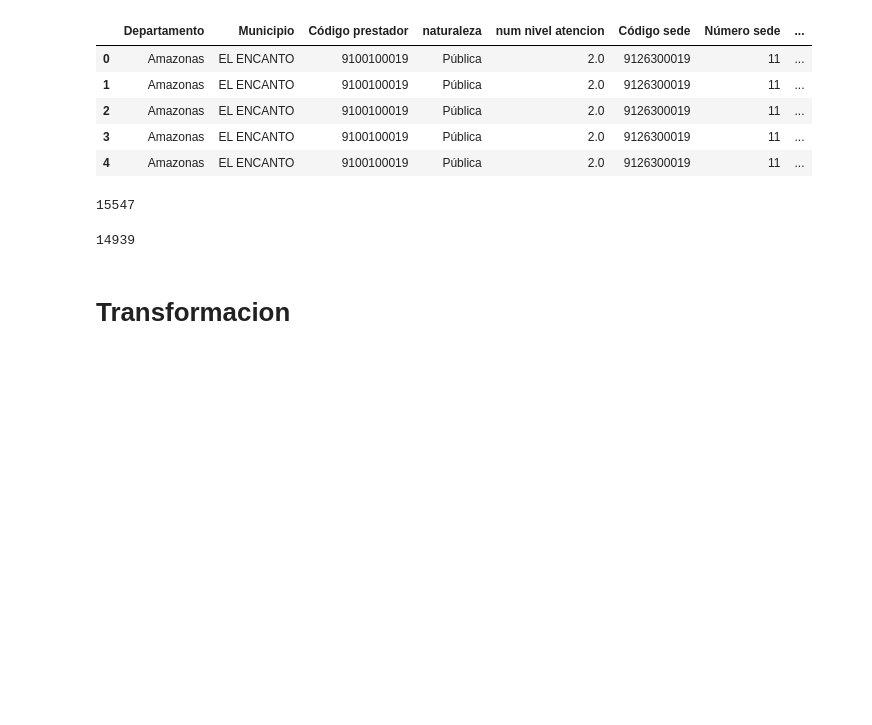
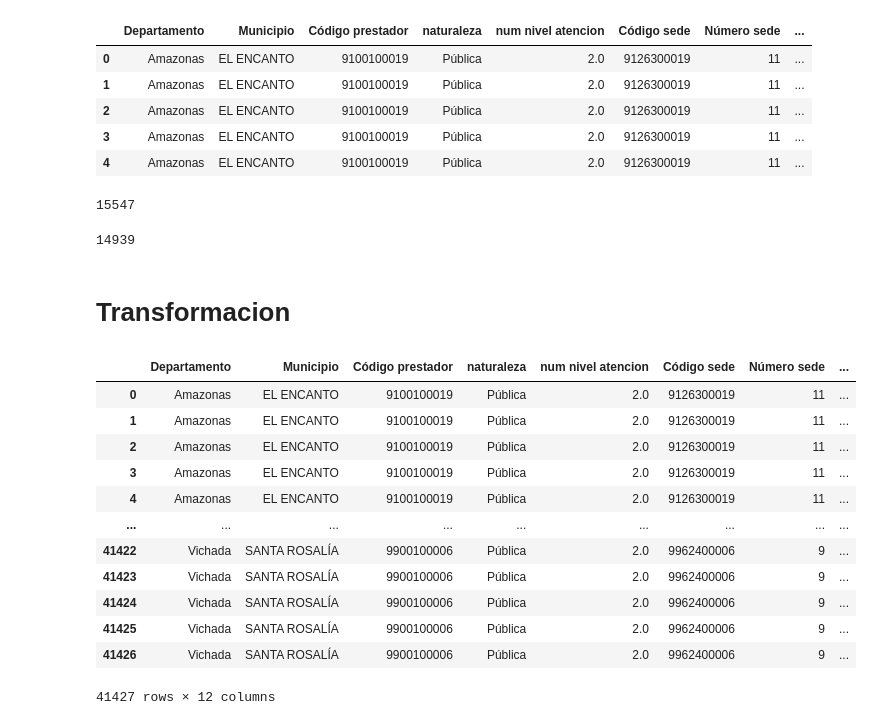
Before and after one commit to ProyectoDeGrado-2023-20/PG, a Jupyter notebook: Ideas/IPS/IPS_Capacidad_Atencion.ipynb, the cells around one changed output. Saved outputs shown, nothing was run; the diff lists cells and outputs as text; code cells hidden in the pictures; blank space fills up the shorter version.

```diff
--- a/Ideas/IPS/IPS_Capacidad_Atencion.ipynb
+++ b/Ideas/IPS/IPS_Capacidad_Atencion.ipynb
@@ -156,3 +158,19 @@ len(set(df_atencion_capacidad['codigo_sede'].unique()).intersection(df_reps['cod
+# %%
+df_atencion_capacidad
+# %% [output]
+|  | Departamento | Municipio | Código prestador | naturaleza | num nivel atencion | Código sede | Número sede | ... |
+| 0 | Amazonas | EL ENCANTO | 9100100019 | Pública | 2.0 | 9126300019 | 11 | ... |
+| 1 | Amazonas | EL ENCANTO | 9100100019 | Pública | 2.0 | 9126300019 | 11 | ... |
+| 2 | Amazonas | EL ENCANTO | 9100100019 | Pública | 2.0 | 9126300019 | 11 | ... |
+| 3 | Amazonas | EL ENCANTO | 9100100019 | Pública | 2.0 | 9126300019 | 11 | ... |
+| 4 | Amazonas | EL ENCANTO | 9100100019 | Pública | 2.0 | 9126300019 | 11 | ... |
+| ... | ... | ... | ... | ... | ... | ... | ... | ... |
+| 41422 | Vichada | SANTA ROSALÍA | 9900100006 | Pública | 2.0 | 9962400006 | 9 | ... |
+| 41423 | Vichada | SANTA ROSALÍA | 9900100006 | Pública | 2.0 | 9962400006 | 9 | ... |
+| 41424 | Vichada | SANTA ROSALÍA | 9900100006 | Pública | 2.0 | 9962400006 | 9 | ... |
+| 41425 | Vichada | SANTA ROSALÍA | 9900100006 | Pública | 2.0 | 9962400006 | 9 | ... |
+| 41426 | Vichada | SANTA ROSALÍA | 9900100006 | Pública | 2.0 | 9962400006 | 9 | ... |
+41427 rows × 12 columns
 # %%
 df_atencion_capacidad_transformed = df_atencion_capacidad.pivot_table(
     values='num cantidad capacidad instalada',
```
Also changed, not shown: parts of 4 cells of this notebook, 2 other files.
